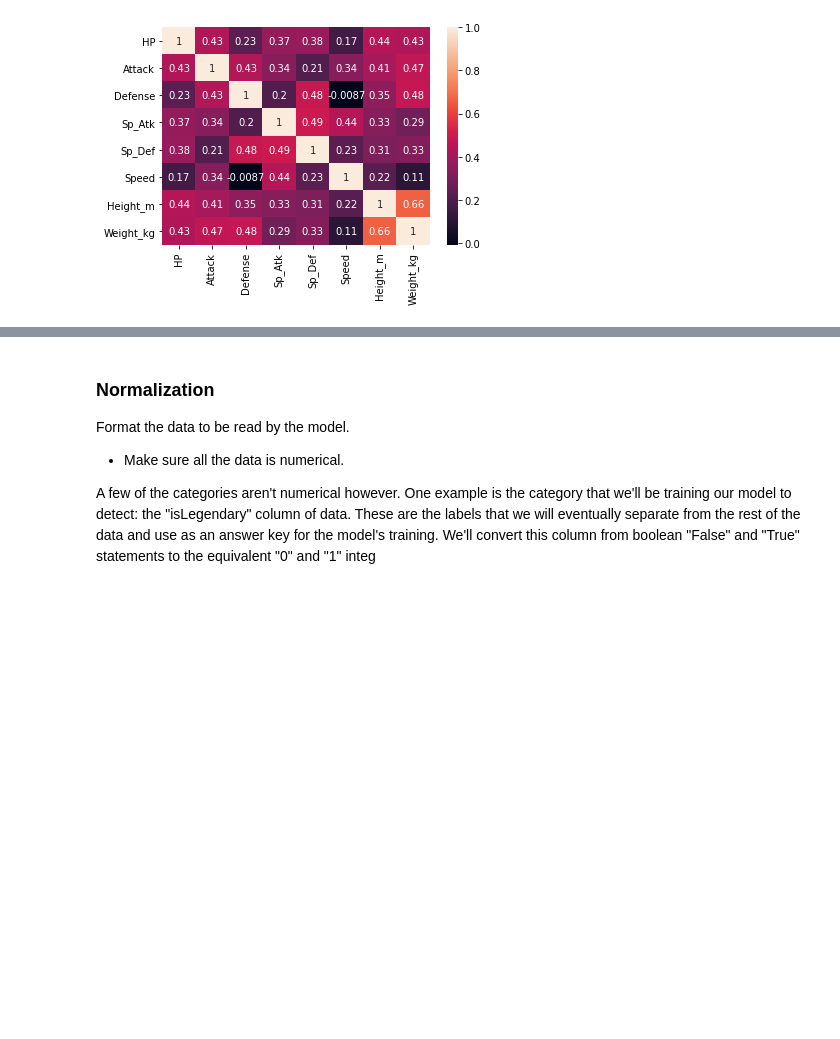
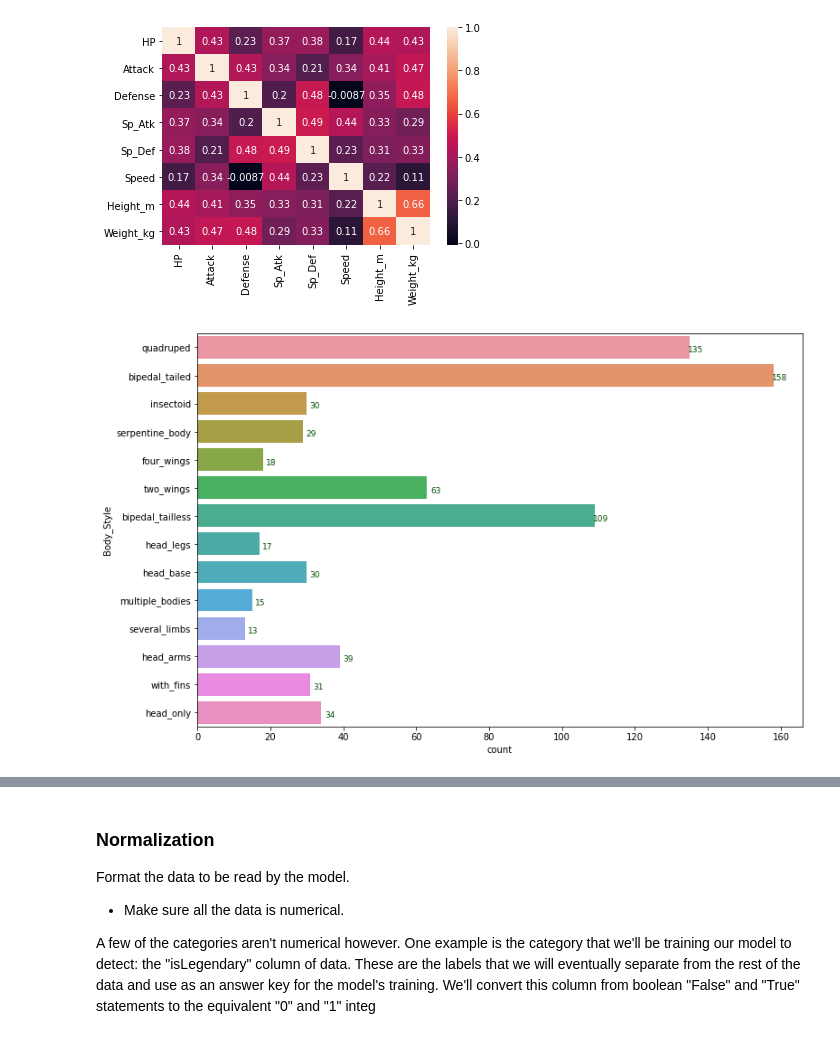
Before and after one commit to maegop/Pokemon-Dataset-EDA, a Jupyter notebook: Pokemon_Stats.ipynb, the cells around one changed output, grey strips where cells are left out. Saved outputs shown, nothing was run; the diff lists cells and outputs as text; code cells hidden in the pictures; blank space fills up the shorter version.

```diff
--- a/Pokemon_Stats.ipynb
+++ b/Pokemon_Stats.ipynb
@@ -71,3 +118,10 @@ sns.heatmap(corr,annot = True)
 # %% [output]
 <matplotlib.axes._subplots.AxesSubplot at 0x...>
 [figure]
+# %%
+plt.figure(figsize=(12,8))
+ax=sns.countplot(y='Body_Style',data=df)
+for p in ax.patches:
+    ax.annotate(int(p.get_width()),((p.get_x() + p.get_width()), p.get_y()), xytext=(15, -18),fontsize=9,color='#004d00',textcoords='offset points', horizontalalignment='right')
+# %% [output]
+[figure, added]
```
Also changed, not shown: parts of 7 cells of this notebook.
